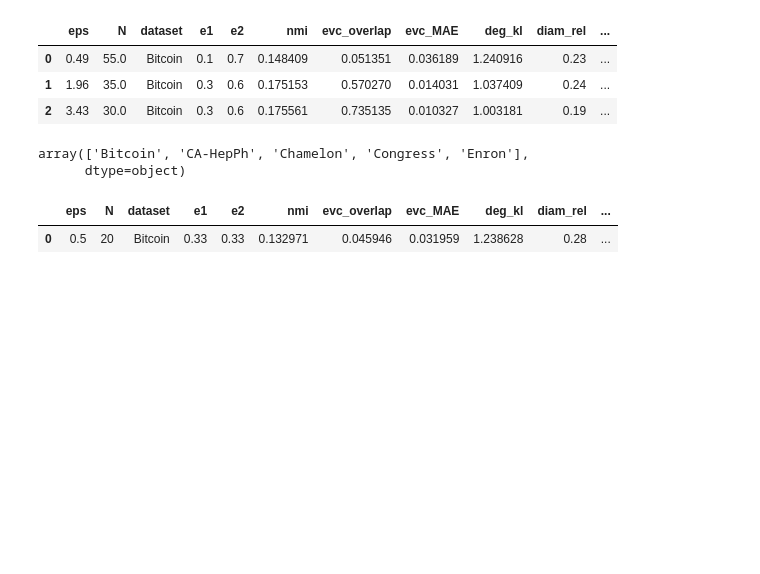
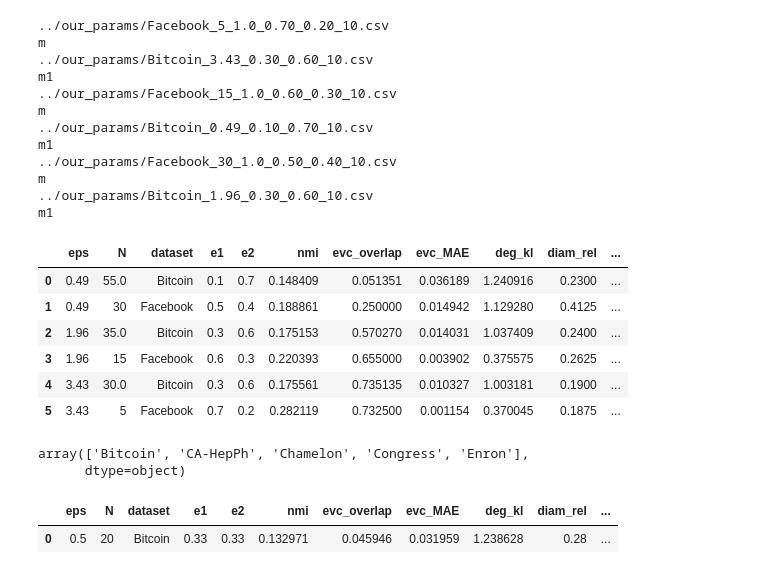
Before and after one commit to AliceSzzze/PrivGraph, a Jupyter notebook: notebooks/baseline.ipynb, the cells around one changed output. Cells and saved outputs as stored; diff of their text form; code cells hidden in the pictures; blank space fills up the shorter version.

```diff
--- a/notebooks/baseline.ipynb
+++ b/notebooks/baseline.ipynb
@@ -94,45 +94,71 @@ for file in csv_files:
 
     # Define the pattern
     pattern = re.compile(r'([\w-]+)_(\d+\.\d+)_(\d+\.\d+)_(\d+\.\d+)_(\d+)\.csv')
+    pattern2 = re.compile(r'([\w-]+)_(\d+)_(\d+\.\d)_(\d+\.\d{2})_(\d+\.\d{2})_(\d+)\.csv')
 
     # Use the pattern to extract values
     match = pattern.match(file)
+    match2 = pattern2.match(file)
 
     # Check if the string matches the pattern
-    if match:
+    if match2:
+        name, N, t, e1, e2, exp = match2.groups()
+        e1 = float(e1)
+        e2 = float(e2)
+        df['dataset'] = name
+        df['N'] = N
+        df['e1'] = e1
+        df['e2'] = e2
+        df['e3'] = 1.0 - e1 - e2
+
+    elif match:
         # Extract values from the match object
         name = match.group(1)
         # skip incomplete datasets
-        if name in ['Enron', 'Gaza']:
-            continue
-        else:
-            df['dataset'] = name
+        df['dataset'] = name
 
         e1 = float(match.group(3))
         df['e1'] = e1
         e2 = float(match.group(4))
         df['e2'] = e2
         df['e3'] = 1.0 - e1 - e2
+
+
     else:
         print(file + " doesn't match!")
         continue
 
 
     dfs.append(df)
 
 # Concatenate the list of DataFrames into a single DataFrame
 dfs = pd.concat(dfs, ignore_index=True)
 
 # take the average of all experiments
 dfs = dfs.groupby(['eps', 'N', 'dataset', 'e1', 'e2']).mean().reset_index()
 dfs = dfs.drop('exper', axis=1)
 
 dfs
 # %% [output]
+../our_params/Facebook_5_1.0_0.70_0.20_10.csv
+m
+../our_params/Bitcoin_3.43_0.30_0.60_10.csv
+m1
+../our_params/Facebook_15_1.0_0.60_0.30_10.csv
+m
+../our_params/Bitcoin_0.49_0.10_0.70_10.csv
+m1
+../our_params/Facebook_30_1.0_0.50_0.40_10.csv
+m
+../our_params/Bitcoin_1.96_0.30_0.60_10.csv
+m1
 |  | eps | N | dataset | e1 | e2 | nmi | evc_overlap | evc_MAE | deg_kl | diam_rel | ... |
-| 0 | 0.49 | 55.0 | Bitcoin | 0.1 | 0.7 | 0.148409 | 0.051351 | 0.036189 | 1.240916 | 0.23 | ... |
-| 1 | 1.96 | 35.0 | Bitcoin | 0.3 | 0.6 | 0.175153 | 0.570270 | 0.014031 | 1.037409 | 0.24 | ... |
-| 2 | 3.43 | 30.0 | Bitcoin | 0.3 | 0.6 | 0.175561 | 0.735135 | 0.010327 | 1.003181 | 0.19 | ... |
+| 0 | 0.49 | 55.0 | Bitcoin | 0.1 | 0.7 | 0.148409 | 0.051351 | 0.036189 | 1.240916 | 0.2300 | ... |
+| 1 | 0.49 | 30 | Facebook | 0.5 | 0.4 | 0.188861 | 0.250000 | 0.014942 | 1.129280 | 0.4125 | ... |
+| 2 | 1.96 | 35.0 | Bitcoin | 0.3 | 0.6 | 0.175153 | 0.570270 | 0.014031 | 1.037409 | 0.2400 | ... |
+| 3 | 1.96 | 15 | Facebook | 0.6 | 0.3 | 0.220393 | 0.655000 | 0.003902 | 0.375575 | 0.2625 | ... |
+| 4 | 3.43 | 30.0 | Bitcoin | 0.3 | 0.6 | 0.175561 | 0.735135 | 0.010327 | 1.003181 | 0.1900 | ... |
+| 5 | 3.43 | 5 | Facebook | 0.7 | 0.2 | 0.282119 | 0.732500 | 0.001154 | 0.370045 | 0.1875 | ... |
 # %%
 reduced_eps = [0.49, 1.96, 3.43]
 # %%
```
Also changed, not shown: parts of 1 cell of this notebook, 3 other files.
